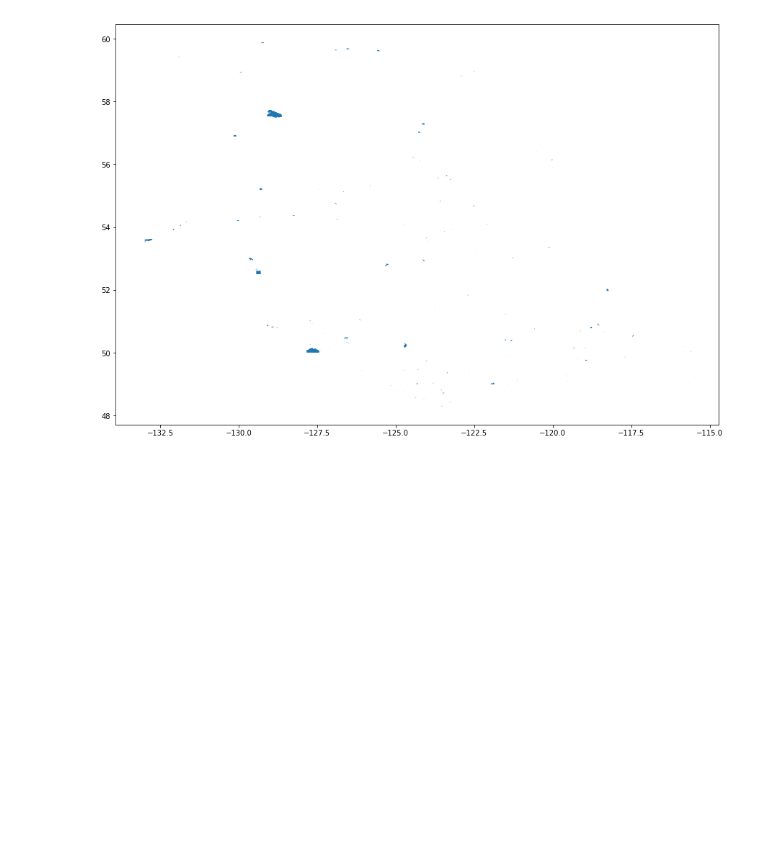
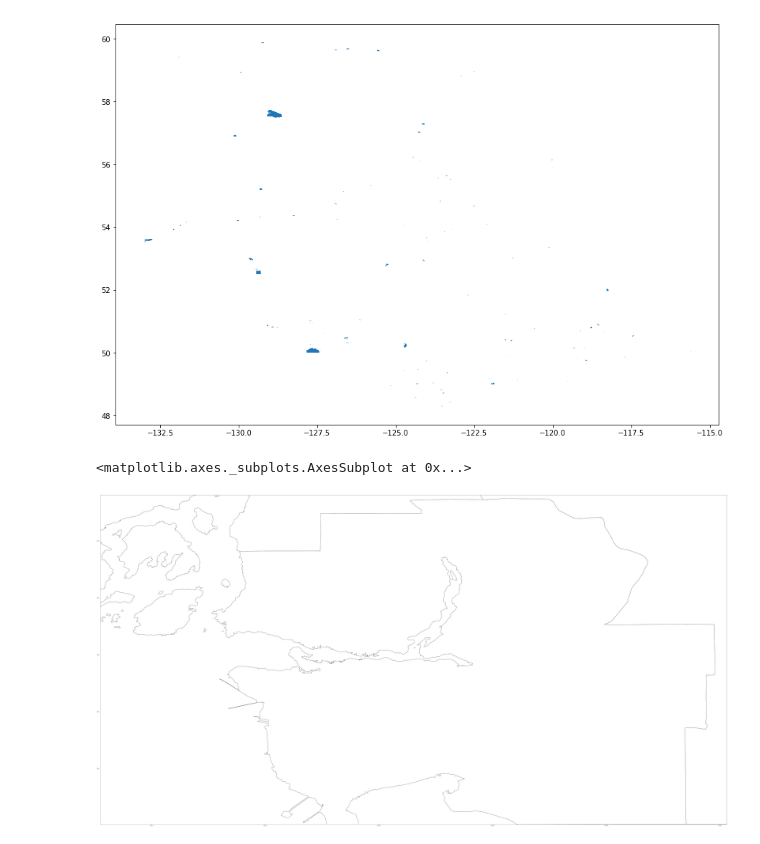
Before and after one commit to raghavaggsss/DSSG19BioDiv, a Jupyter notebook: Geopandas_coordinate.ipynb, the cells around one changed output. Drawn from its saved outputs; the diff is of its cells as text; code cells hidden in the pictures; blank space fills up the shorter version.

```diff
--- a/Geopandas_coordinate.ipynb
+++ b/Geopandas_coordinate.ipynb
@@ -6,5 +6,8 @@ import descartes
 from shapely.geometry import Point, Polygon
 
 %matplotlib inline
+# %%
+def fix_crs(map_ob):
+    return map_ob.to_crs({'init': 'epsg:4326'})
 # %%
 str_map = gpd.read_file("ecological_reserves/BC_Eco_Reserves.shp")
@@ -20,3 +19,17 @@ str_map.plot(ax = ax)
 # %% [output]
 <matplotlib.axes._subplots.AxesSubplot at 0x...>
 [figure]
+# %%
+van = gpd.read_file("Boundaries - Census Divisions 2011/CD_2011.shp")
+# %%
+van = fix_crs(van)
+# %%
+fig, ax = plt.subplots(figsize = (100,100))
+ax.set_ylim(49.002196,49.580115)
+ax.set_xlim(-123.490034, -122.387677)
+van.plot(ax = ax, color='white', edgecolor='black',)
+# van.plot(ax = ax)
+# str_map.plot(ax = ax)
+# %% [output]
+<matplotlib.axes._subplots.AxesSubplot at 0x...>
+[figure, added]
```
Also changed, not shown: parts of 3 cells of this notebook, 2 other files.
